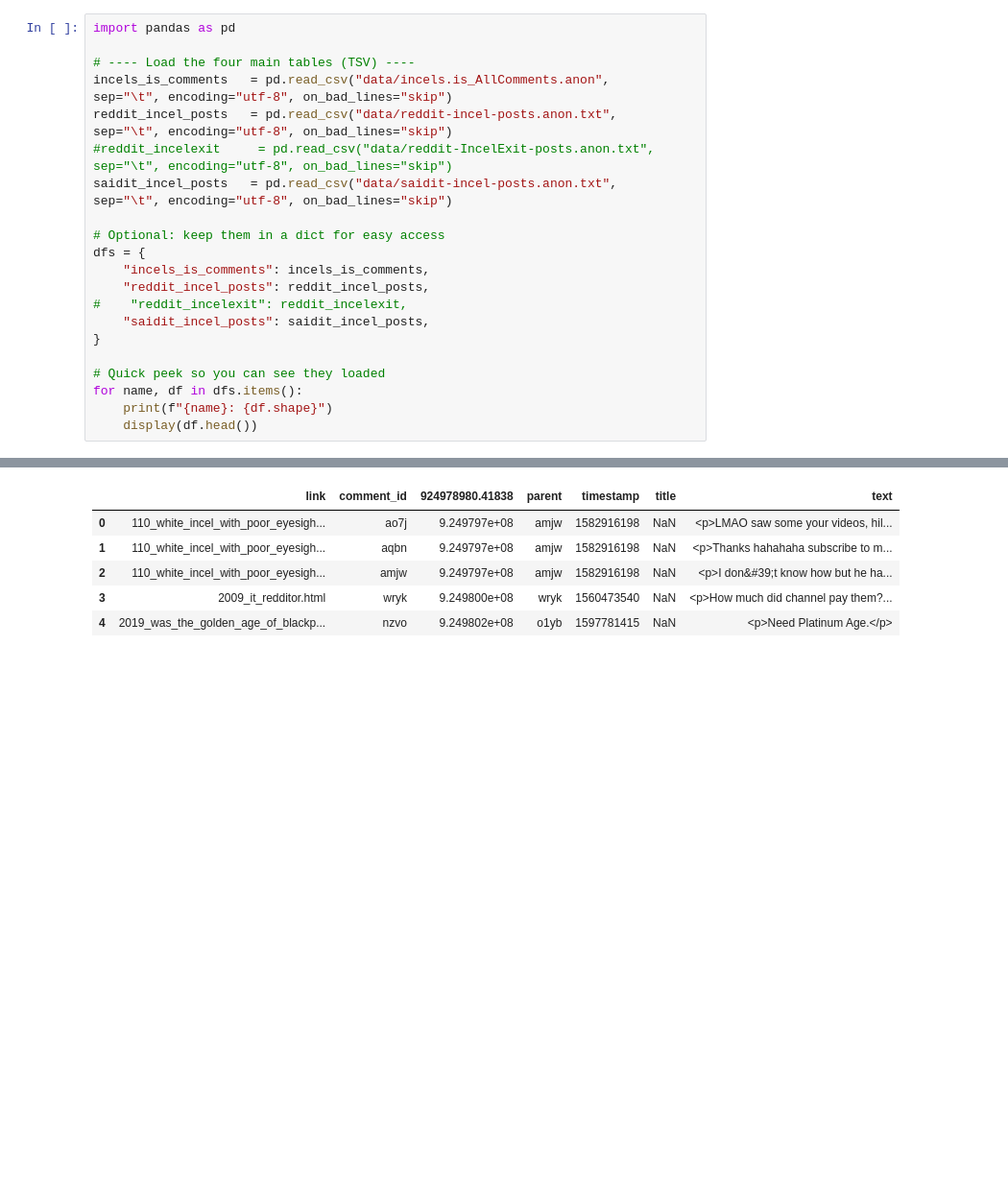
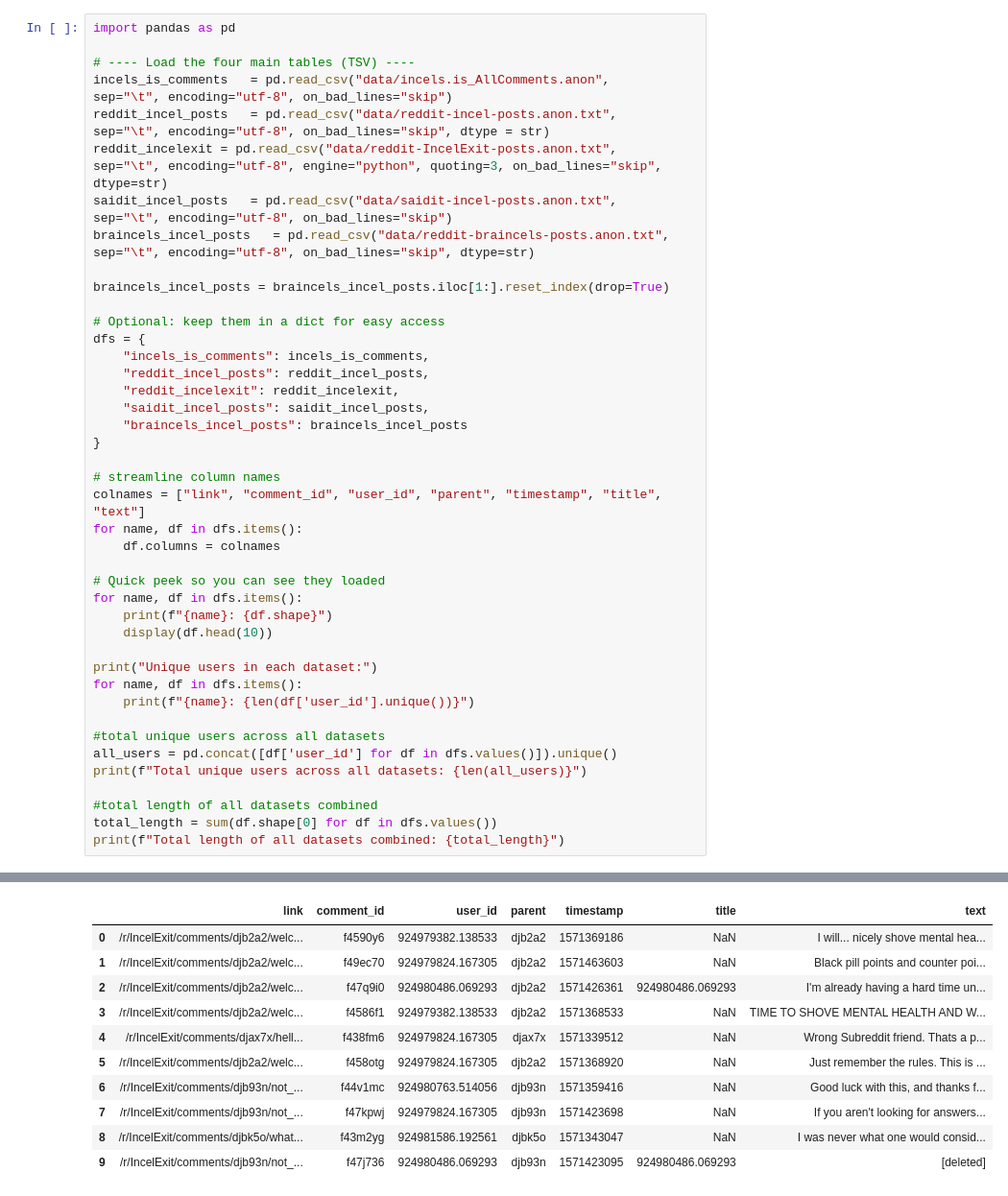
Before and after one commit to KarolineKlan/ctfds_project, a Jupyter notebook: Dataload.ipynb, the cells around one changed output, grey strips where cells are left out. Shown at 96% size. Cells and saved outputs as stored; diff of their text form; blank space fills up the shorter version.

```diff
--- a/Dataload.ipynb
+++ b/Dataload.ipynb
@@ -3,21 +3,42 @@ import pandas as pd
 
 # ---- Load the four main tables (TSV) ----
 incels_is_comments   = pd.read_csv("data/incels.is_AllComments.anon",           sep="\t", encoding="utf-8", on_bad_lines="skip")
-reddit_incel_posts   = pd.read_csv("data/reddit-incel-posts.anon.txt",          sep="\t", encoding="utf-8", on_bad_lines="skip")
-#reddit_incelexit     = pd.read_csv("data/reddit-IncelExit-posts.anon.txt",      sep="\t", encoding="utf-8", on_bad_lines="skip")
+reddit_incel_posts   = pd.read_csv("data/reddit-incel-posts.anon.txt",          sep="\t", encoding="utf-8", on_bad_lines="skip", dtype = str)
+reddit_incelexit = pd.read_csv("data/reddit-IncelExit-posts.anon.txt",          sep="\t", encoding="utf-8", engine="python", quoting=3, on_bad_lines="skip", dtype=str)
 saidit_incel_posts   = pd.read_csv("data/saidit-incel-posts.anon.txt",          sep="\t", encoding="utf-8", on_bad_lines="skip")
+braincels_incel_posts   = pd.read_csv("data/reddit-braincels-posts.anon.txt",          sep="\t", encoding="utf-8", on_bad_lines="skip", dtype=str)
+
+braincels_incel_posts = braincels_incel_posts.iloc[1:].reset_index(drop=True)
 
 # Optional: keep them in a dict for easy access
 dfs = {
     "incels_is_comments": incels_is_comments,
     "reddit_incel_posts": reddit_incel_posts,
-#    "reddit_incelexit": reddit_incelexit,
+    "reddit_incelexit": reddit_incelexit,
     "saidit_incel_posts": saidit_incel_posts,
+    "braincels_incel_posts": braincels_incel_posts
 }
+
+# streamline column names
+colnames = ["link", "comment_id", "user_id", "parent", "timestamp", "title", "text"]
+for name, df in dfs.items():
+    df.columns = colnames
 
 # Quick peek so you can see they loaded
 for name, df in dfs.items():
     print(f"{name}: {df.shape}")
-    display(df.head())
+    display(df.head(10))
+
+print("Unique users in each dataset:")
+for name, df in dfs.items():
+    print(f"{name}: {len(df['user_id'].unique())}")
+
+#total unique users across all datasets
+all_users = pd.concat([df['user_id'] for df in dfs.values()]).unique()
+print(f"Total unique users across all datasets: {len(all_users)}")
+
+#total length of all datasets combined
+total_length = sum(df.shape[0] for df in dfs.values())
+print(f"Total length of all datasets combined: {total_length}")
 # %% [output]
 incels_is_comments: (6411970, 7)
@@ -38,6 +69,11 @@ saidit_incel_posts: (13082, 7)
-|  | link | comment_id | 924978980.41838 | parent | timestamp | title | text |
-| 0 | 110_white_incel_with_poor_eyesigh... | ao7j | 9.249797e+08 | amjw | 1582916198 | NaN | <p>LMAO saw some your videos, hil... |
-| 1 | 110_white_incel_with_poor_eyesigh... | aqbn | 9.249797e+08 | amjw | 1582916198 | NaN | <p>Thanks hahahaha subscribe to m... |
-| 2 | 110_white_incel_with_poor_eyesigh... | amjw | 9.249797e+08 | amjw | 1582916198 | NaN | <p>I don&#39;t know how but he ha... |
-| 3 | 2009_it_redditor.html | wryk | 9.249800e+08 | wryk | 1560473540 | NaN | <p>How much did channel pay them?... |
-| 4 | 2019_was_the_golden_age_of_blackp... | nzvo | 9.249802e+08 | o1yb | 1597781415 | NaN | <p>Need Platinum Age.</p> |
+|  | link | comment_id | user_id | parent | timestamp | title | text |
+| 0 | /r/IncelExit/comments/djb2a2/welc... | f4590y6 | 924979382.138533 | djb2a2 | 1571369186 | NaN | I will... nicely shove mental hea... |
+| 1 | /r/IncelExit/comments/djb2a2/welc... | f49ec70 | 924979824.167305 | djb2a2 | 1571463603 | NaN | Black pill points and counter poi... |
+| 2 | /r/IncelExit/comments/djb2a2/welc... | f47q9i0 | 924980486.069293 | djb2a2 | 1571426361 | 924980486.069293 | I'm already having a hard time un... |
+| 3 | /r/IncelExit/comments/djb2a2/welc... | f4586f1 | 924979382.138533 | djb2a2 | 1571368533 | NaN | TIME TO SHOVE MENTAL HEALTH AND W... |
+| 4 | /r/IncelExit/comments/djax7x/hell... | f438fm6 | 924979824.167305 | djax7x | 1571339512 | NaN | Wrong Subreddit friend. Thats a p... |
+| 5 | /r/IncelExit/comments/djb2a2/welc... | f458otg | 924979824.167305 | djb2a2 | 1571368920 | NaN | Just remember the rules. This is ... |
+| 6 | /r/IncelExit/comments/djb93n/not_... | f44v1mc | 924980763.514056 | djb93n | 1571359416 | NaN | Good luck with this, and thanks f... |
+| 7 | /r/IncelExit/comments/djb93n/not_... | f47kpwj | 924979824.167305 | djb93n | 1571423698 | NaN | If you aren't looking for answers... |
+| 8 | /r/IncelExit/comments/djbk5o/what... | f43m2yg | 924981586.192561 | djbk5o | 1571343047 | NaN | I was never what one would consid... |
+| 9 | /r/IncelExit/comments/djb93n/not_... | f47j736 | 924980486.069293 | djb93n | 1571423095 | 924980486.069293 | [deleted] |
```
Also changed, not shown: parts of 3 cells of this notebook.
